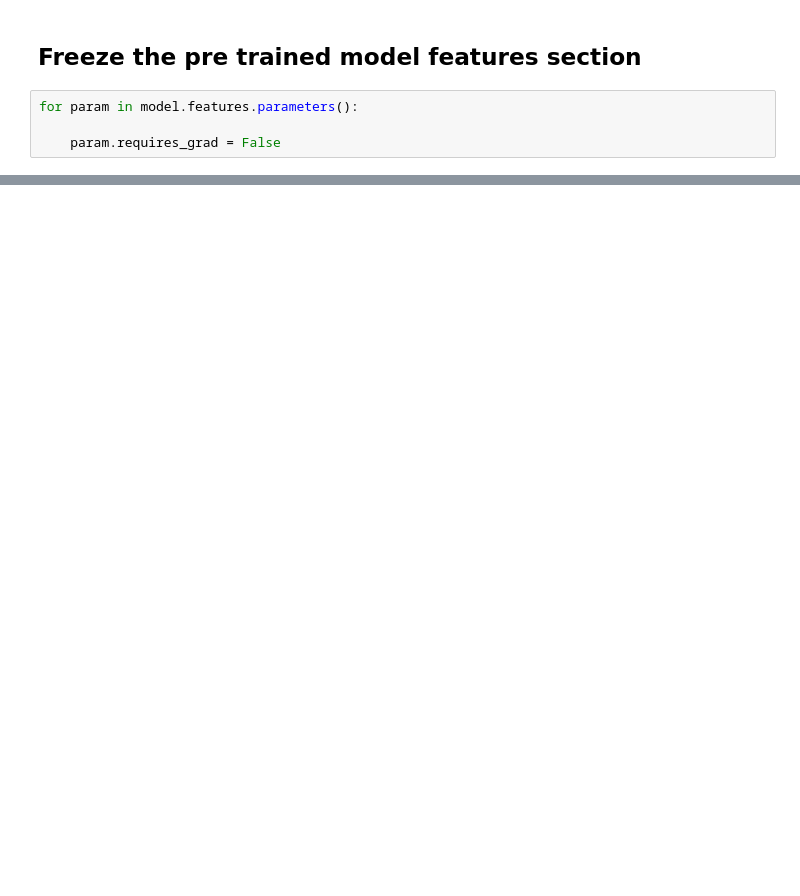
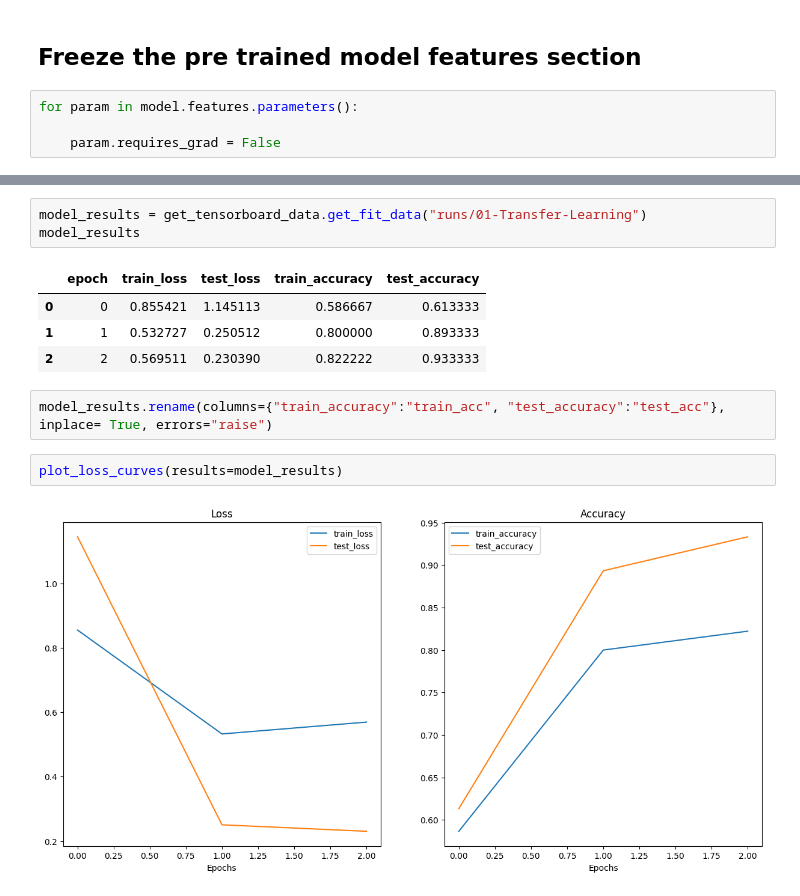
Before and after one commit to MuhammadAbuBakarQureshi/Machine-Learning, a Jupyter notebook: PyTorch/11-PyTorch-Transfer-Learning.ipynb, the cells around one changed output, grey strips where cells are left out. Saved outputs shown, nothing was run; the diff lists cells and outputs as text; blank space fills up the shorter version.

```diff
--- a/PyTorch/11-PyTorch-Transfer-Learning.ipynb
+++ b/PyTorch/11-PyTorch-Transfer-Learning.ipynb
@@ -137,0 +227,14 @@ for param in model.features.parameters():
+# %%
+model_results = get_tensorboard_data.get_fit_data("runs/01-Transfer-Learning")
+model_results
+# %% [output]
+|  | epoch | train_loss | test_loss | train_accuracy | test_accuracy |
+| 0 | 0 | 0.855421 | 1.145113 | 0.586667 | 0.613333 |
+| 1 | 1 | 0.532727 | 0.250512 | 0.800000 | 0.893333 |
+| 2 | 2 | 0.569511 | 0.230390 | 0.822222 | 0.933333 |
+# %%
+model_results.rename(columns={"train_accuracy":"train_acc", "test_accuracy":"test_acc"}, inplace= True, errors="raise")
+# %%
+plot_loss_curves(results=model_results)
+# %% [output]
+[figure, added]
```
Also changed, not shown: parts of 10 cells of this notebook.
